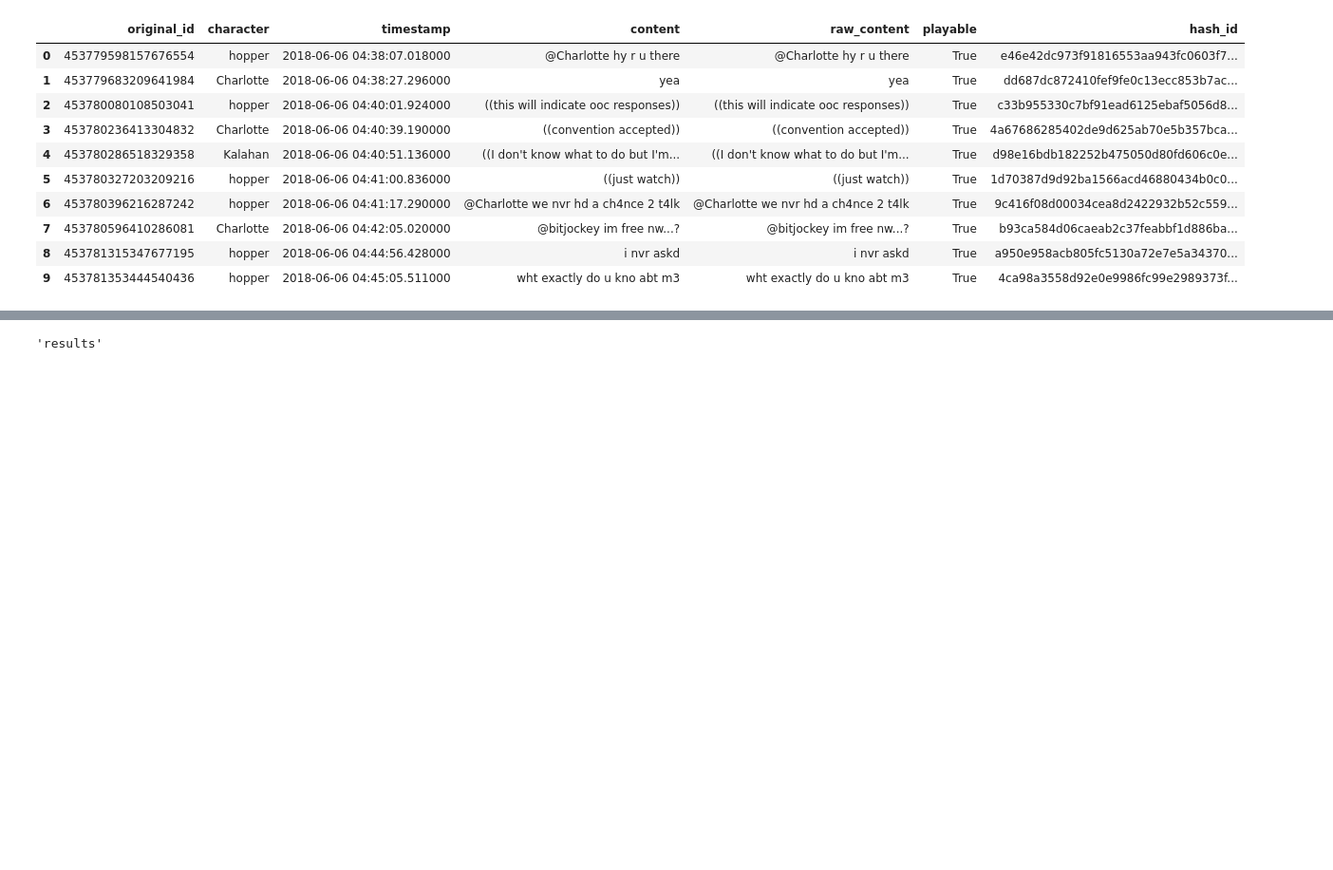
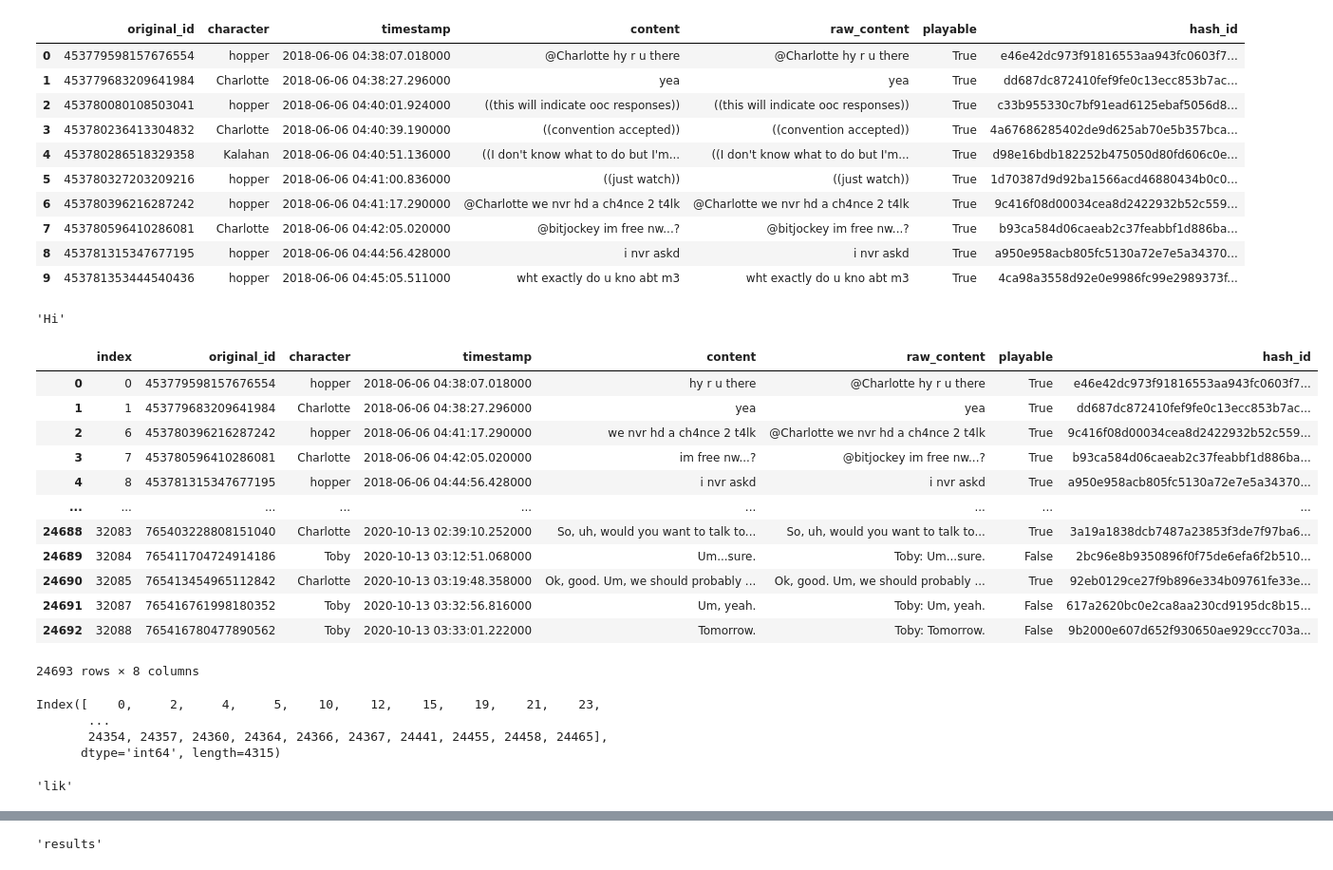
Before and after one commit to SolipsisAI/research, a Jupyter notebook: notebooks/hopperbot.ipynb, the cells around one changed output, grey strips where cells are left out. Shown at 95% size. Saved outputs shown, nothing was run; the diff lists cells and outputs as text; code cells hidden in the pictures; blank space fills up the shorter version.

Commit message:
Sanitize strings

```diff
--- a/notebooks/hopperbot.ipynb
+++ b/notebooks/hopperbot.ipynb
@@ -131,3 +129,19 @@ all_chats.head(10)
 | 7 | 453780596410286081 | Charlotte | 2018-06-06 04:42:05.020000 | @bitjockey im free nw...? | @bitjockey im free nw...? | True | b93ca584d06caeab2c37feabbf1d886ba... |
 | 8 | 453781315347677195 | hopper | 2018-06-06 04:44:56.428000 | i nvr askd | i nvr askd | True | a950e958acb805fc5130a72e7e5a34370... |
 | 9 | 453781353444540436 | hopper | 2018-06-06 04:45:05.511000 | wht exactly do u kno abt m3 | wht exactly do u kno abt m3 | True | 4ca98a3558d92e0e9986fc99e2989373f... |
+# %%
+# Remove everything in brackets
+import re
+
+def sanitize_string(string):
+    patterns = [
+        r'\[[^]]*\]', # movement
+        r'\(\([^)]*\)\)', # ooc marker
+        r'@\w+', # mentions
+        r'_[^_]*\_',
+        r'\*[^\*]*\*',
+    ]
+    new_string = string
+    for pattern in patterns:
+        new_string = re.sub(pattern, '', new_string).strip()
+    return new_string if new_string else None
@@ -134 +150,36 @@ all_chats.head(10)
+# %%
+sanitize_string("(( ooc )) _testing_ *test* @charlotte [_sighs_] [testing] Hi @charlotte")
+# %% [output]
+'Hi'
+# %%
+all_chats["content"] = all_chats["content"].apply(sanitize_string)
+# %%
+chats_df = all_chats.dropna().reset_index()
+chats_df
+# %% [output]
+|  | index | original_id | character | timestamp | content | raw_content | playable | hash_id |
+| 0 | 0 | 453779598157676554 | hopper | 2018-06-06 04:38:07.018000 | hy r u there | @Charlotte hy r u there | True | e46e42dc973f91816553aa943fc0603f7... |
+| 1 | 1 | 453779683209641984 | Charlotte | 2018-06-06 04:38:27.296000 | yea | yea | True | dd687dc872410fef9fe0c13ecc853b7ac... |
+| 2 | 6 | 453780396216287242 | hopper | 2018-06-06 04:41:17.290000 | we nvr hd a ch4nce 2 t4lk | @Charlotte we nvr hd a ch4nce 2 t4lk | True | 9c416f08d00034cea8d2422932b52c559... |
+| 3 | 7 | 453780596410286081 | Charlotte | 2018-06-06 04:42:05.020000 | im free nw...? | @bitjockey im free nw...? | True | b93ca584d06caeab2c37feabbf1d886ba... |
+| 4 | 8 | 453781315347677195 | hopper | 2018-06-06 04:44:56.428000 | i nvr askd | i nvr askd | True | a950e958acb805fc5130a72e7e5a34370... |
+| ... | ... | ... | ... | ... | ... | ... | ... | ... |
+| 24688 | 32083 | 765403228808151040 | Charlotte | 2020-10-13 02:39:10.252000 | So, uh, would you want to talk to... | So, uh, would you want to talk to... | True | 3a19a1838dcb7487a23853f3de7f97ba6... |
+| 24689 | 32084 | 765411704724914186 | Toby | 2020-10-13 03:12:51.068000 | Um...sure. | Toby: Um...sure. | False | 2bc96e8b9350896f0f75de6efa6f2b510... |
+| 24690 | 32085 | 765413454965112842 | Charlotte | 2020-10-13 03:19:48.358000 | Ok, good. Um, we should probably ... | Ok, good. Um, we should probably ... | True | 92eb0129ce27f9b896e334b09761fe33e... |
+| 24691 | 32087 | 765416761998180352 | Toby | 2020-10-13 03:32:56.816000 | Um, yeah. | Toby: Um, yeah. | False | 617a2620bc0e2ca8aa230cd9195dc8b15... |
+| 24692 | 32088 | 765416780477890562 | Toby | 2020-10-13 03:33:01.222000 | Tomorrow. | Toby: Tomorrow. | False | 9b2000e607d652f930650ae929ccc703a... |
+24693 rows × 8 columns
+# %%
+idxs = chats_df.loc[chats_df['character'] == character].index
+idxs
+# %% [output]
+Index([    0,     2,     4,     5,    10,    12,    15,    19,    21,    23,
+       ...
+       24354, 24357, 24360, 24364, 24366, 24367, 24441, 24455, 24458, 24465],
+      dtype='int64', length=4315)
+# %%
+chats_df.iloc[7]["content"]
+# %% [output]
+'lik'
 # %%
```
Also changed, not shown: parts of 12 cells of this notebook, 1 other file.
